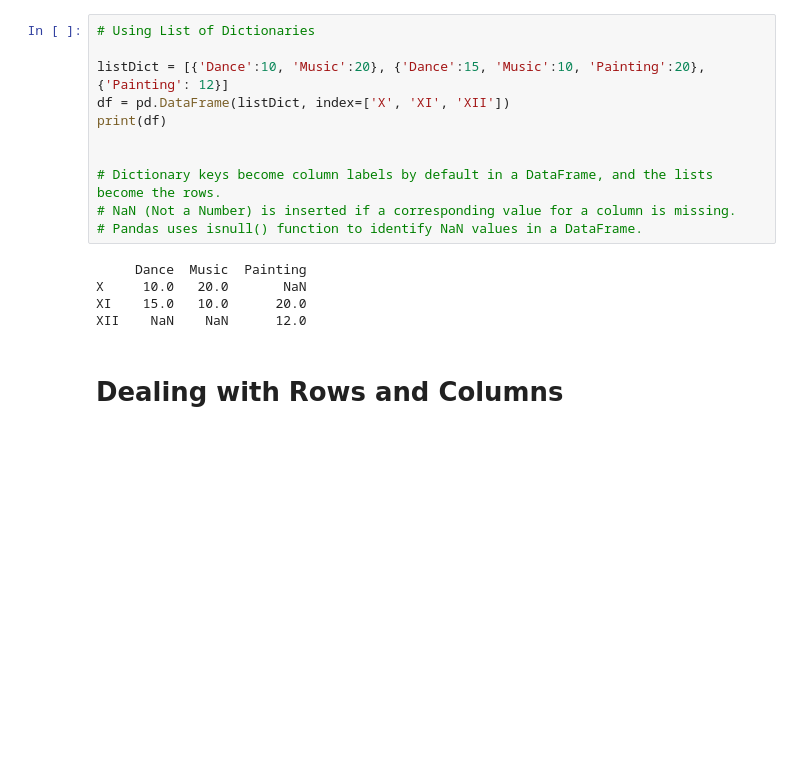
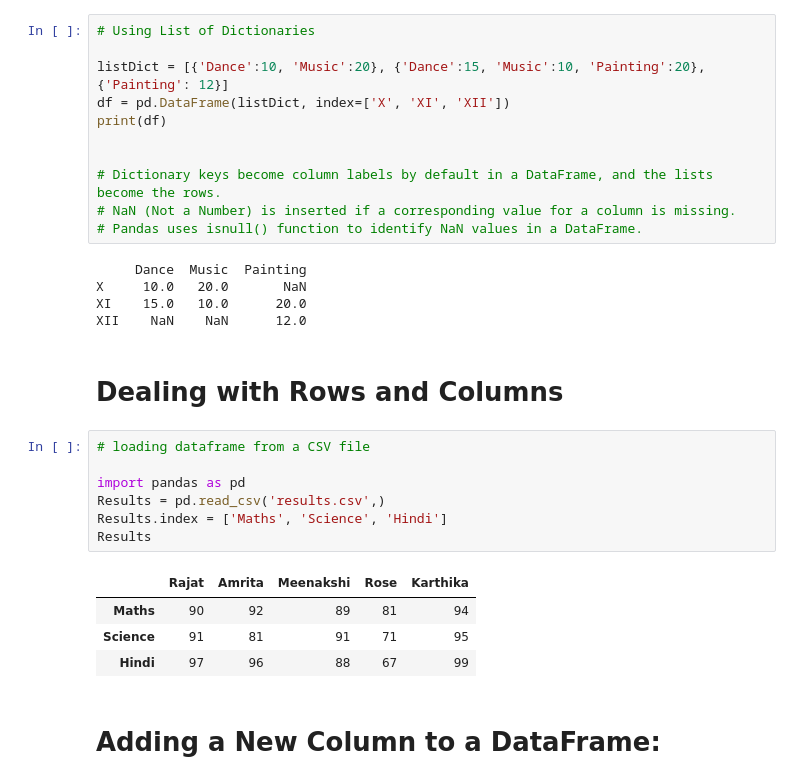
Before and after one commit to oldMan1/schoolTeachings, a Jupyter notebook: school_teachings/AI Class 11.ipynb, the cells around one changed output. Saved outputs shown, nothing was run; the diff lists cells and outputs as text; blank space fills up the shorter version.

```diff
--- a/school_teachings/AI Class 11.ipynb
+++ b/school_teachings/AI Class 11.ipynb
@@ -265,3 +265,17 @@ XI    15.0   10.0      20.0
 XII    NaN    NaN      12.0
 # %% [markdown]
 # Dealing with Rows and Columns
+# %%
+# loading dataframe from a CSV file
+
+import pandas as pd
+Results = pd.read_csv('results.csv',)
+Results.index = ['Maths', 'Science', 'Hindi']
+Results
+# %% [output]
+|  | Rajat | Amrita | Meenakshi | Rose | Karthika |
+| Maths | 90 | 92 | 89 | 81 | 94 |
+| Science | 91 | 81 | 91 | 71 | 95 |
+| Hindi | 97 | 96 | 88 | 67 | 99 |
+# %% [markdown]
+# Adding a New Column to a DataFrame:
```
Also changed, not shown: parts of 31 cells of this notebook, 7 other files.
